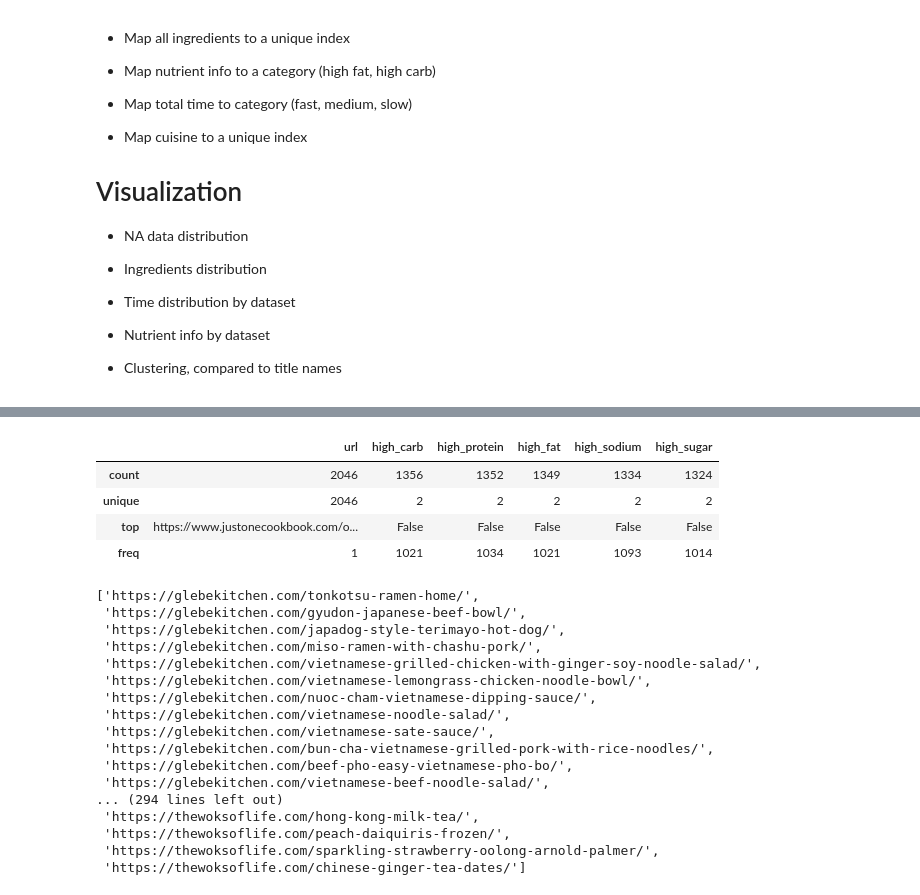
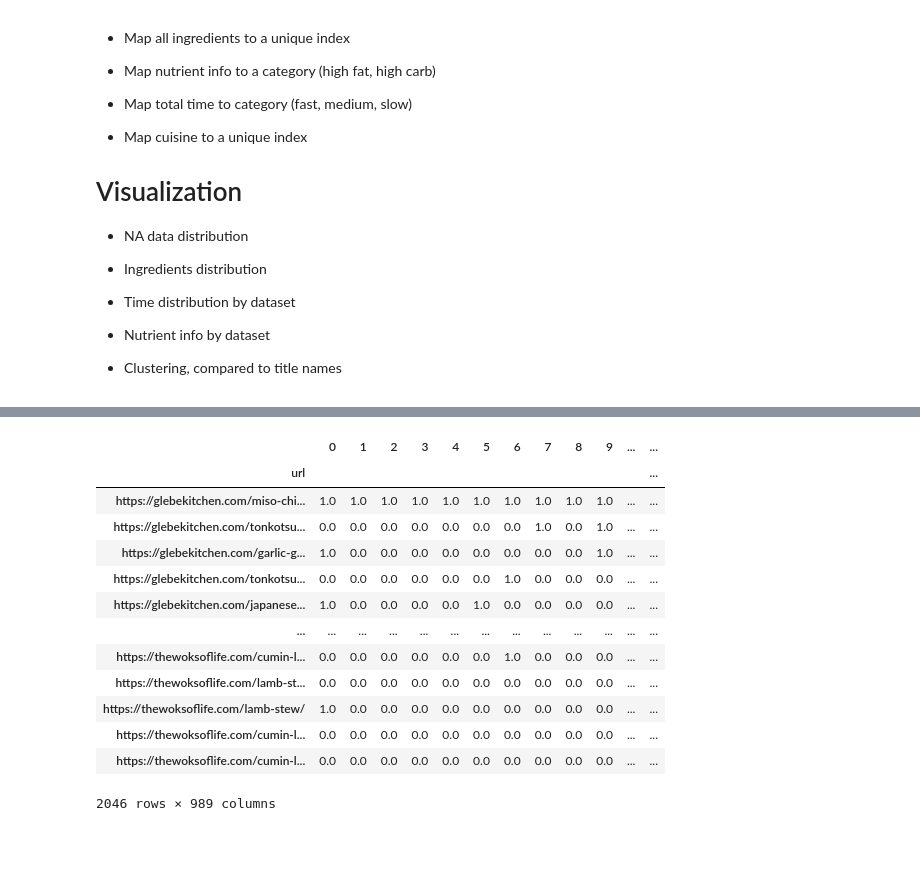
Before and after one commit to justinxu421/recipe_rex, a Jupyter notebook: extract_features_JX.ipynb, the cells around one changed output, grey strips where cells are left out. Saved outputs shown, nothing was run; the diff lists cells and outputs as text; code cells hidden in the pictures; blank space fills up the shorter version.

```diff
--- a/extract_features_JX.ipynb
+++ b/extract_features_JX.ipynb
@@ -74,30 +97,20 @@ nutrient_features.to_csv('clean_data/nutrient_features.csv', index = False)
 # %%
-df = pd.read_csv('clean_data/nutrient_features.csv')
+nutrient_df = pd.read_csv('clean_data/nutrient_features.csv', index_col = 'url')
+ing_df = pd.read_csv('clean_data/ing_features.csv', index_col = 'url')
-# %%
-df.describe()
-# %% [output]
-|  | url | high_carb | high_protein | high_fat | high_sodium | high_sugar |
-| count | 2046 | 1356 | 1352 | 1349 | 1334 | 1324 |
-| unique | 2046 | 2 | 2 | 2 | 2 | 2 |
-| top | https://www.justonecookbook.com/o... | False | False | False | False | False |
-| freq | 1 | 1021 | 1034 | 1021 | 1093 | 1014 |
-# %%
-df[df['high_sugar'] == 1]['url'].to_list()
-# %% [output]
-['https://glebekitchen.com/tonkotsu-ramen-home/',
- 'https://glebekitchen.com/gyudon-japanese-beef-bowl/',
- 'https://glebekitchen.com/japadog-style-terimayo-hot-dog/',
- 'https://glebekitchen.com/miso-ramen-with-chashu-pork/',
- 'https://glebekitchen.com/vietnamese-grilled-chicken-with-ginger-soy-noodle-salad/',
- 'https://glebekitchen.com/vietnamese-lemongrass-chicken-noodle-bowl/',
- 'https://glebekitchen.com/nuoc-cham-vietnamese-dipping-sauce/',
- 'https://glebekitchen.com/vietnamese-noodle-salad/',
- 'https://glebekitchen.com/vietnamese-sate-sauce/',
- 'https://glebekitchen.com/bun-cha-vietnamese-grilled-pork-with-rice-noodles/',
- 'https://glebekitchen.com/beef-pho-easy-vietnamese-pho-bo/',
- 'https://glebekitchen.com/vietnamese-beef-noodle-salad/',
-... (294 lines left out)
- 'https://thewoksoflife.com/hong-kong-milk-tea/',
- 'https://thewoksoflife.com/peach-daiquiris-frozen/',
- 'https://thewoksoflife.com/sparkling-strawberry-oolong-arnold-palmer/',
- 'https://thewoksoflife.com/chinese-ginger-tea-dates/']
+# %%
+ing_df
+# %% [output]
+|  | 0 | 1 | 2 | 3 | 4 | 5 | 6 | 7 | 8 | 9 | ... | ... |
+| url |  |  |  |  |  |  |  |  |  |  |  | ... |
+| https://glebekitchen.com/miso-chi... | 1.0 | 1.0 | 1.0 | 1.0 | 1.0 | 1.0 | 1.0 | 1.0 | 1.0 | 1.0 | ... | ... |
+| https://glebekitchen.com/tonkotsu... | 0.0 | 0.0 | 0.0 | 0.0 | 0.0 | 0.0 | 0.0 | 1.0 | 0.0 | 1.0 | ... | ... |
+| https://glebekitchen.com/garlic-g... | 1.0 | 0.0 | 0.0 | 0.0 | 0.0 | 0.0 | 0.0 | 0.0 | 0.0 | 1.0 | ... | ... |
+| https://glebekitchen.com/tonkotsu... | 0.0 | 0.0 | 0.0 | 0.0 | 0.0 | 0.0 | 1.0 | 0.0 | 0.0 | 0.0 | ... | ... |
+| https://glebekitchen.com/japanese... | 1.0 | 0.0 | 0.0 | 0.0 | 0.0 | 1.0 | 0.0 | 0.0 | 0.0 | 0.0 | ... | ... |
+| ... | ... | ... | ... | ... | ... | ... | ... | ... | ... | ... | ... | ... |
+| https://thewoksoflife.com/cumin-l... | 0.0 | 0.0 | 0.0 | 0.0 | 0.0 | 0.0 | 1.0 | 0.0 | 0.0 | 0.0 | ... | ... |
+| https://thewoksoflife.com/lamb-st... | 0.0 | 0.0 | 0.0 | 0.0 | 0.0 | 0.0 | 0.0 | 0.0 | 0.0 | 0.0 | ... | ... |
+| https://thewoksoflife.com/lamb-stew/ | 1.0 | 0.0 | 0.0 | 0.0 | 0.0 | 0.0 | 0.0 | 0.0 | 0.0 | 0.0 | ... | ... |
+| https://thewoksoflife.com/cumin-l... | 0.0 | 0.0 | 0.0 | 0.0 | 0.0 | 0.0 | 0.0 | 0.0 | 0.0 | 0.0 | ... | ... |
+| https://thewoksoflife.com/cumin-l... | 0.0 | 0.0 | 0.0 | 0.0 | 0.0 | 0.0 | 0.0 | 0.0 | 0.0 | 0.0 | ... | ... |
+2046 rows × 989 columns
```
Also changed, not shown: parts of 9 cells of this notebook, 6 other files.
